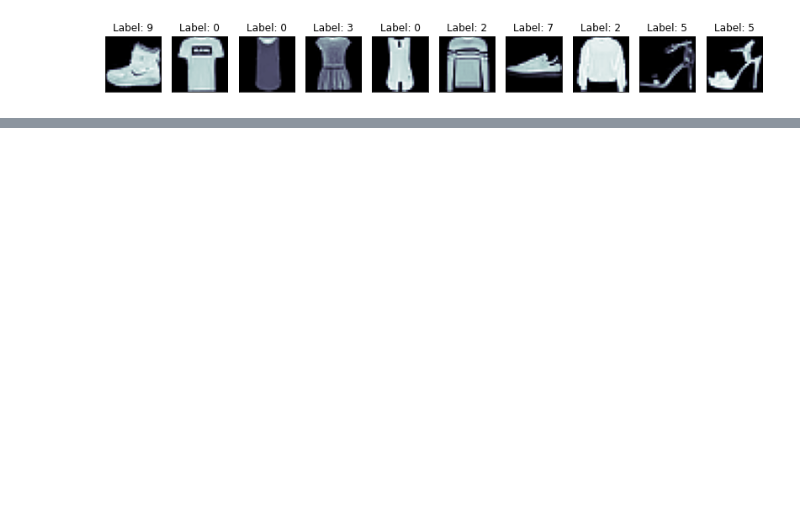
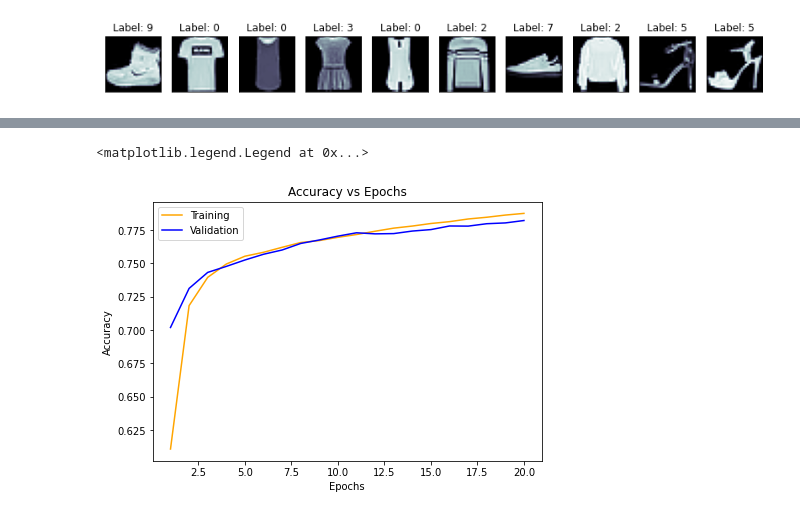
Before and after one commit to GitHubOfAndrew/Vectorized-Neural-Network-Implementation, a Jupyter notebook: Vectorized Neural Network.ipynb, the cells around one changed output, grey strips where cells are left out. Cells and saved outputs as stored; diff of their text form; code cells hidden in the pictures; blank space fills up the shorter version.

```diff
--- a/Vectorized Feedforward Neural Network Draft 2.ipynb
+++ b/Vectorized Neural Network.ipynb
@@ -755,0 +439,13 @@ Total Training Runtime 309.0977708999999 Seconds
+# %%
+fig2 = plt.figure(figsize=(6,4))
+axis2 = fig2.add_axes([0.1,0.1,0.9,0.9])
+
+axis2.set_title('Accuracy vs Epochs')
+axis2.plot(range(1,21), history1_v3['train accuracy'], color='orange',label='Training')
+axis2.plot(range(1,21), history1_v3['val accuracy'], color='blue',label='Validation')
+axis2.set_ylabel('Accuracy')
+axis2.set_xlabel('Epochs')
+axis2.legend(loc=0)
+# %% [output]
+<matplotlib.legend.Legend at 0x...>
+[figure, added]
```
Also changed, not shown: parts of 30 cells of this notebook.
